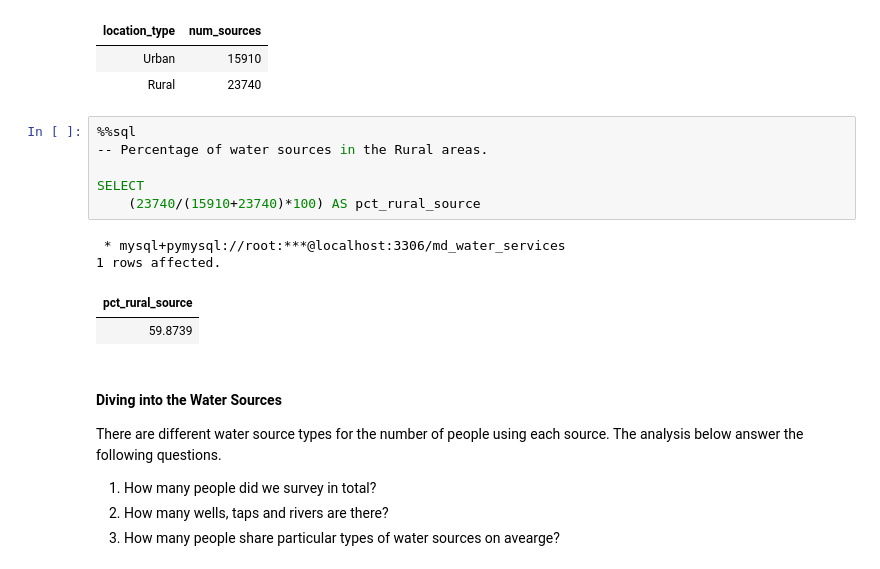
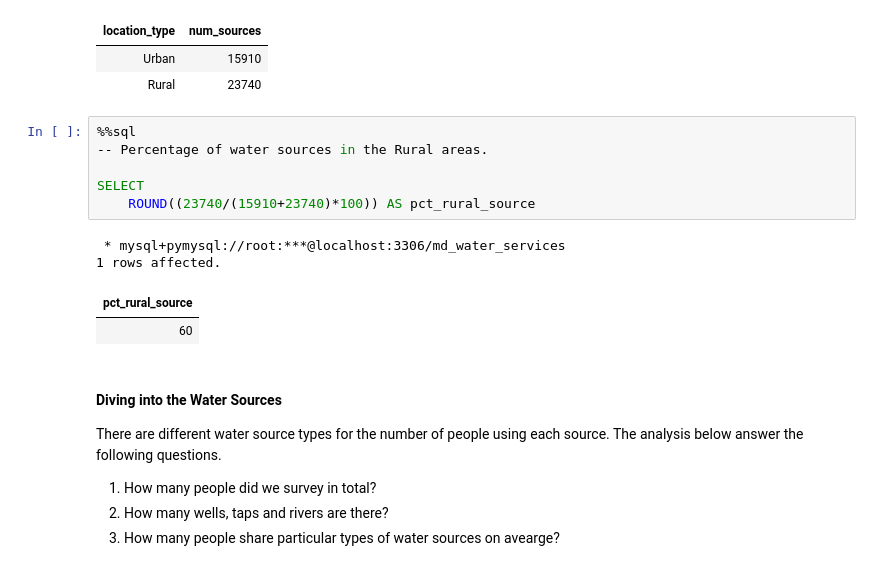
Before and after one commit to Quayson97/Restoring-the-lifeblood-of-Maji-Ndogo, a Jupyter notebook: MD_water_crisis-analysis/Unveil_MD_water_crisis.ipynb, the cells around one changed output. Saved outputs shown, nothing was run; the diff lists cells and outputs as text.

```diff
--- a/MD_water_crisis-analysis/Unveil_MD_water_crisis.ipynb
+++ b/MD_water_crisis-analysis/Unveil_MD_water_crisis.ipynb
@@ -300,14 +308,14 @@ GROUP BY
 # %%
 %%sql
 -- Percentage of water sources in the Rural areas.
 
 SELECT
-    (23740/(15910+23740)*100) AS pct_rural_source
+    ROUND((23740/(15910+23740)*100)) AS pct_rural_source
 # %% [output]
  * mysql+pymysql://root:***@localhost:3306/md_water_services
 1 rows affected.
 | pct_rural_source |
-| 59.8739 |
+| 60 |
 # %% [markdown]
 #### Diving into the Water Sources
 There are different water source types for the number of people using each source.
```
Also changed, not shown: parts of 12 cells of this notebook, 1 other file.
